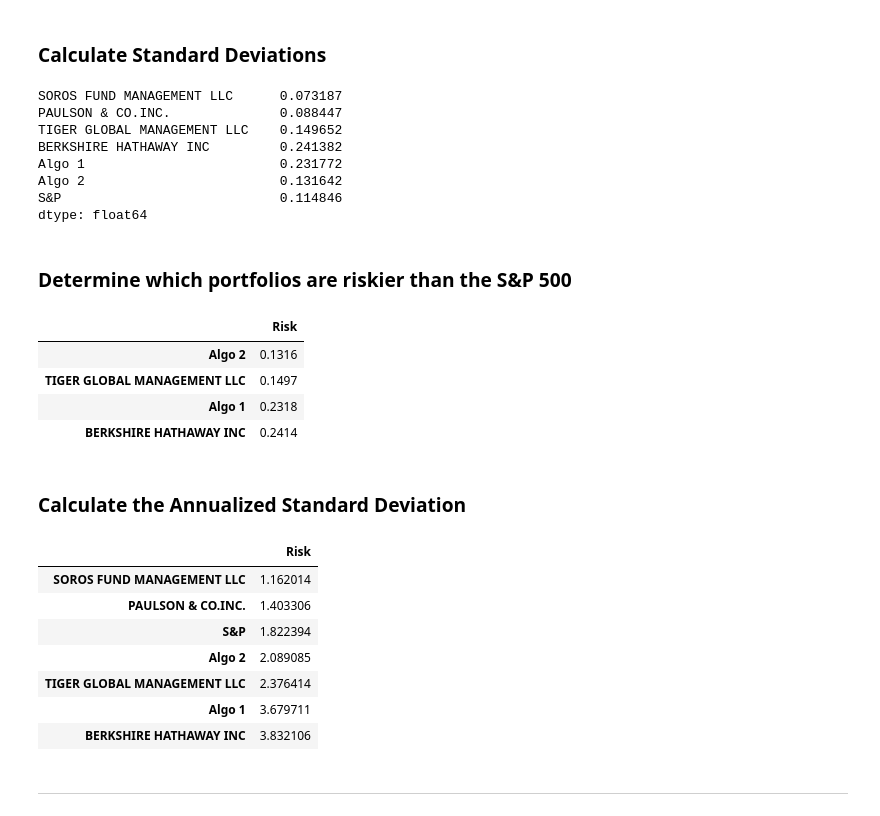
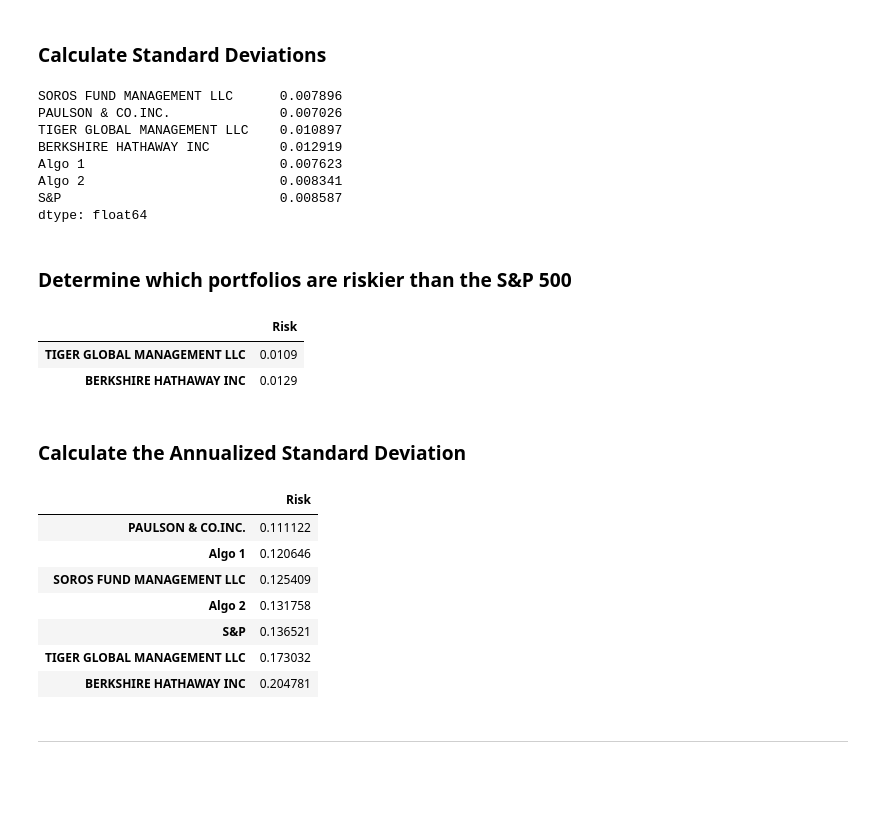
Before and after one commit to laramiedunlap/PortfolioComparison, a Jupyter notebook: portfolio_compare/whale_analysis.ipynb, the cells around one changed output. Saved outputs shown, nothing was run; the diff lists cells and outputs as text; code cells hidden in the pictures; blank space fills up the shorter version.

```diff
--- a/portfolio_compare/whale_analysis.ipynb
+++ b/portfolio_compare/whale_analysis.ipynb
@@ -200,29 +200,27 @@ portfolios_returns_total.plot(kind= 'box', figsize=(16,5), fontsize= 8, grid = T
 ### Calculate Standard Deviations
 # %%
 # Calculate the daily standard deviations of all portfolios
-portfolios_returns_total.std()
+portfolios_returns.std()
 # %% [output]
-SOROS FUND MANAGEMENT LLC      0.073187
-PAULSON & CO.INC.              0.088447
-TIGER GLOBAL MANAGEMENT LLC    0.149652
-BERKSHIRE HATHAWAY INC         0.241382
-Algo 1                         0.231772
-Algo 2                         0.131642
-S&P                            0.114846
+SOROS FUND MANAGEMENT LLC      0.007896
+PAULSON & CO.INC.              0.007026
+TIGER GLOBAL MANAGEMENT LLC    0.010897
+BERKSHIRE HATHAWAY INC         0.012919
+Algo 1                         0.007623
+Algo 2                         0.008341
+S&P                            0.008587
 dtype: float64
 # %% [markdown]
 ### Determine which portfolios are riskier than the S&P 500
 # %%
 # Calculate  the daily standard deviation of S&P 500
-portfolio_risk = pd.DataFrame(portfolios_returns_total.std().round(4), columns=['Risk']).sort_values('Risk')
+portfolio_risk = pd.DataFrame(portfolios_returns.std().round(4), columns=['Risk']).sort_values('Risk')
 # Determine which portfolios are riskier than the S&P 500
 portfolio_risk[ portfolio_risk['Risk'] > portfolio_risk.loc['S&P']['Risk'] ]
 # %% [output]
 |  | Risk |
-| Algo 2 | 0.1316 |
-| TIGER GLOBAL MANAGEMENT LLC | 0.1497 |
-| Algo 1 | 0.2318 |
-| BERKSHIRE HATHAWAY INC | 0.2414 |
+| TIGER GLOBAL MANAGEMENT LLC | 0.0109 |
+| BERKSHIRE HATHAWAY INC | 0.0129 |
 # %% [markdown]
 ### Calculate the Annualized Standard Deviation
 # %%
@@ -231,13 +229,13 @@ annualized_risk = portfolio_risk * np.sqrt(252)
 annualized_risk
 # %% [output]
 |  | Risk |
-| SOROS FUND MANAGEMENT LLC | 1.162014 |
-| PAULSON & CO.INC. | 1.403306 |
-| S&P | 1.822394 |
-| Algo 2 | 2.089085 |
-| TIGER GLOBAL MANAGEMENT LLC | 2.376414 |
-| Algo 1 | 3.679711 |
-| BERKSHIRE HATHAWAY INC | 3.832106 |
+| PAULSON & CO.INC. | 0.111122 |
+| Algo 1 | 0.120646 |
+| SOROS FUND MANAGEMENT LLC | 0.125409 |
+| Algo 2 | 0.131758 |
+| S&P | 0.136521 |
+| TIGER GLOBAL MANAGEMENT LLC | 0.173032 |
+| BERKSHIRE HATHAWAY INC | 0.204781 |
 # %% [markdown]
 ---
 # %% [markdown]
```
Also changed, not shown: parts of 15 cells of this notebook.
